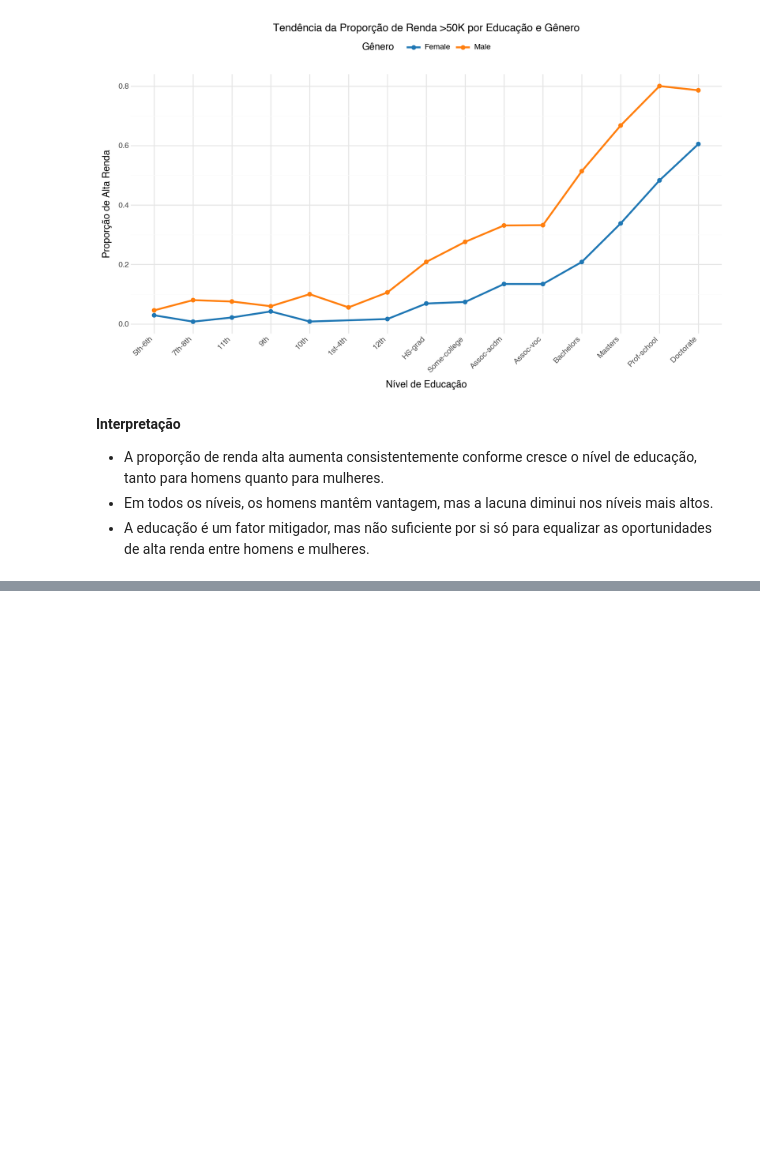
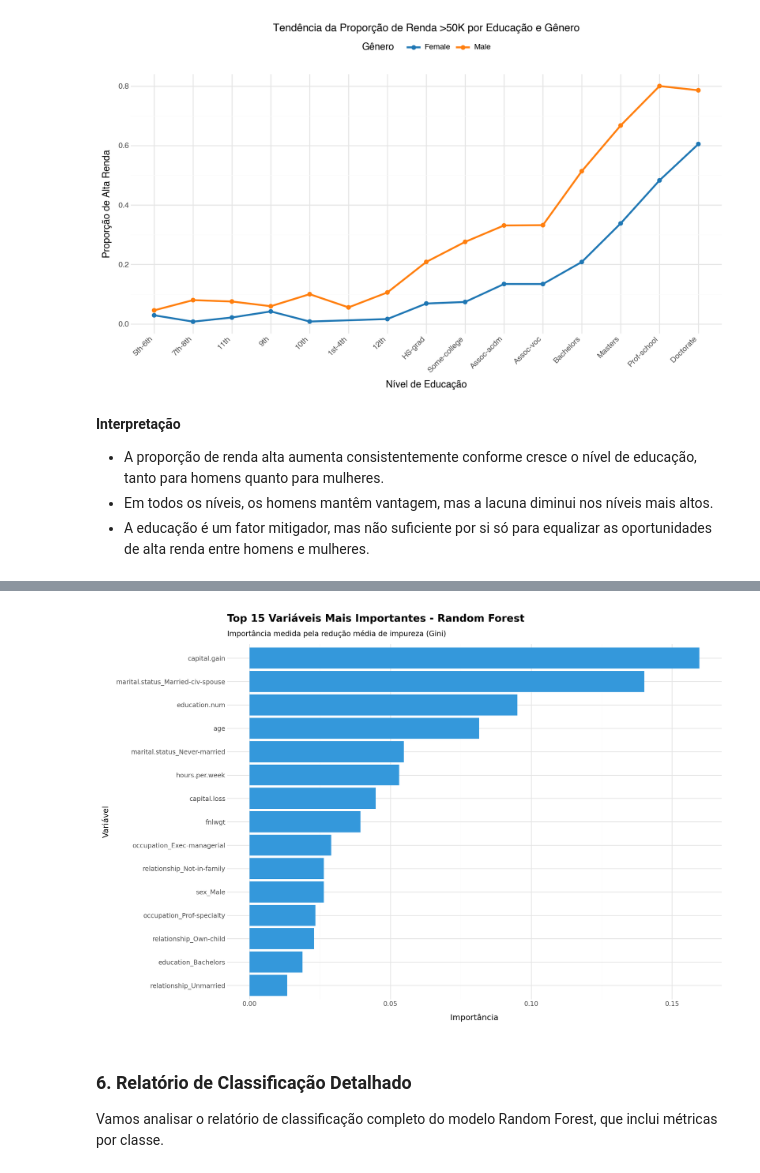
Before and after one commit to vivsoliveira/Adult-Census-Income, a Jupyter notebook: main.ipynb, the cells around one changed output, grey strips where cells are left out. Drawn from its saved outputs; the diff is of its cells as text; code cells hidden in the pictures; blank space fills up the shorter version.

Commit message:
Adicionar Random Forest Regressor

```diff
--- a/main.ipynb
+++ b/main.ipynb
@@ -787,0 +860,14 @@ diff_by_edu
+# %%
+# Dividindo em treino e teste (80/20)
+X_train, X_test, y_train, y_test = train_test_split(
+    X_encoded,
+    y_encoded,
+    test_size=0.2,
+    random_state=42,
+    stratify=y_encoded  # Mantém a proporção das classes
+)
+
+print(f"Dados de treino: {X_train.shape[0]} amostras")
+print(f"Dados de teste: {X_test.shape[0]} amostras")
+print(f"\nDistribuição no treino:\n{pd.Series(y_train).value_counts(normalize=True)}")
+print(f"\nDistribuição no teste:\n{pd.Series(y_test).value_counts(normalize=True)}")
@@ -787,0 +1022,11 @@ diff_by_edu
+# %%
+# Extraindo importância das features
+feature_importance = pd.DataFrame({
+    'feature': X_encoded.columns,
+    'importance': rf_clf.feature_importances_
+}).sort_values('importance', ascending=False)
+
+# Mostrando as 20 variáveis mais importantes
+print("TOP 20 VARIÁVEIS MAIS IMPORTANTES\n")
+print(feature_importance.head(20).to_string(index=False))
+print(f"\n\nTotal de features: {len(feature_importance)}")
@@ -787,0 +1051,21 @@ diff_by_edu
+# %%
+# Gráfico das 15 variáveis mais importantes
+top_15_features = feature_importance.head(15)
+
+(ggplot(top_15_features, aes(x='reorder(feature, importance)', y='importance')) +
+ geom_bar(stat='identity', fill='#3498DB') +
+ coord_flip() +
+ labs(title='Top 15 Variáveis Mais Importantes - Random Forest',
+      subtitle='Importância medida pela redução média de impureza (Gini)',
+      x='Variável',
+      y='Importância') +
+ theme_minimal() +
+ theme(figure_size=(12, 8),
+       plot_title=element_text(weight='bold', size=14),
+       plot_subtitle=element_text(size=10)))
+# %% [output]
+[figure, added]
+# %% [markdown]
+### 6. Relatório de Classificação Detalhado
+
+Vamos analisar o relatório de classificação completo do modelo Random Forest, que inclui métricas por classe.
```
Also changed, not shown: parts of 17 cells of this notebook.
